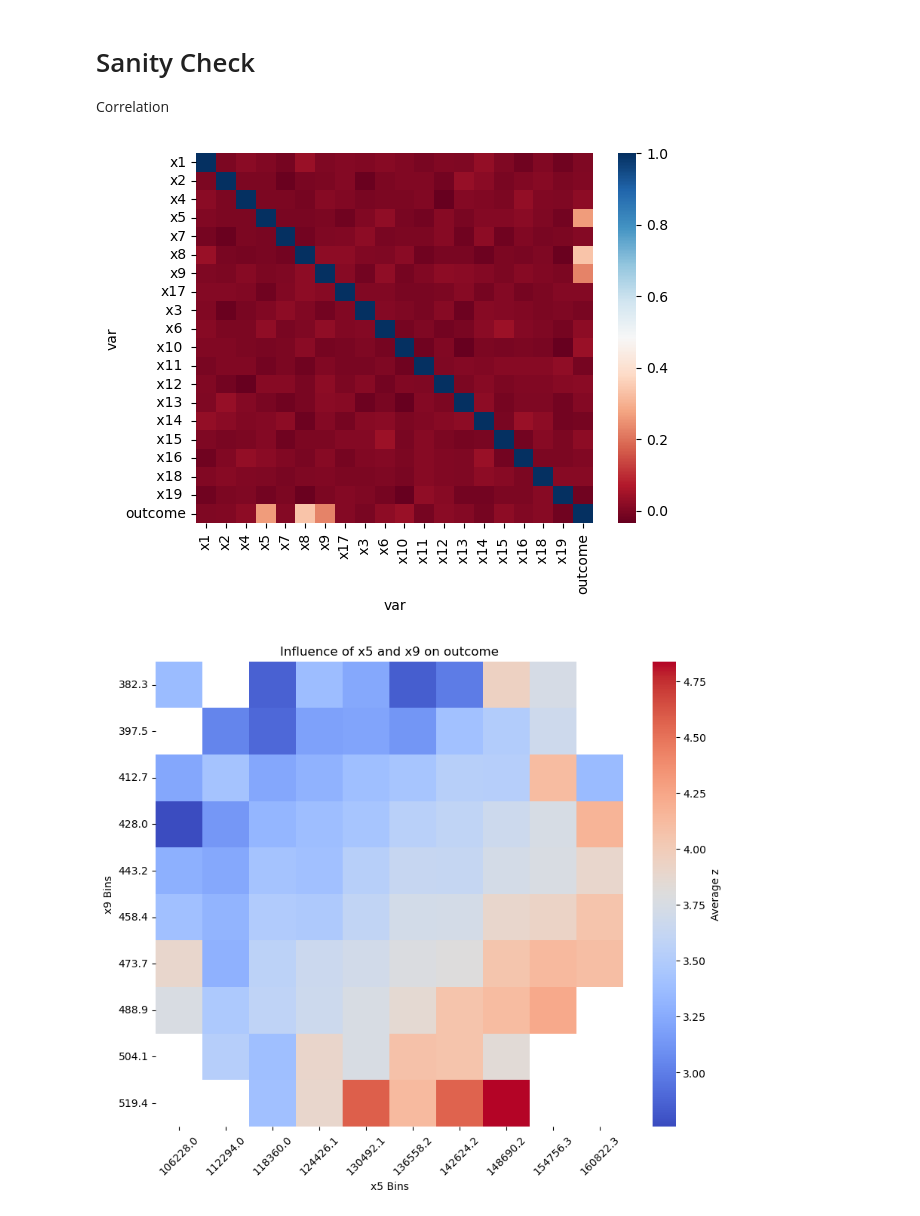
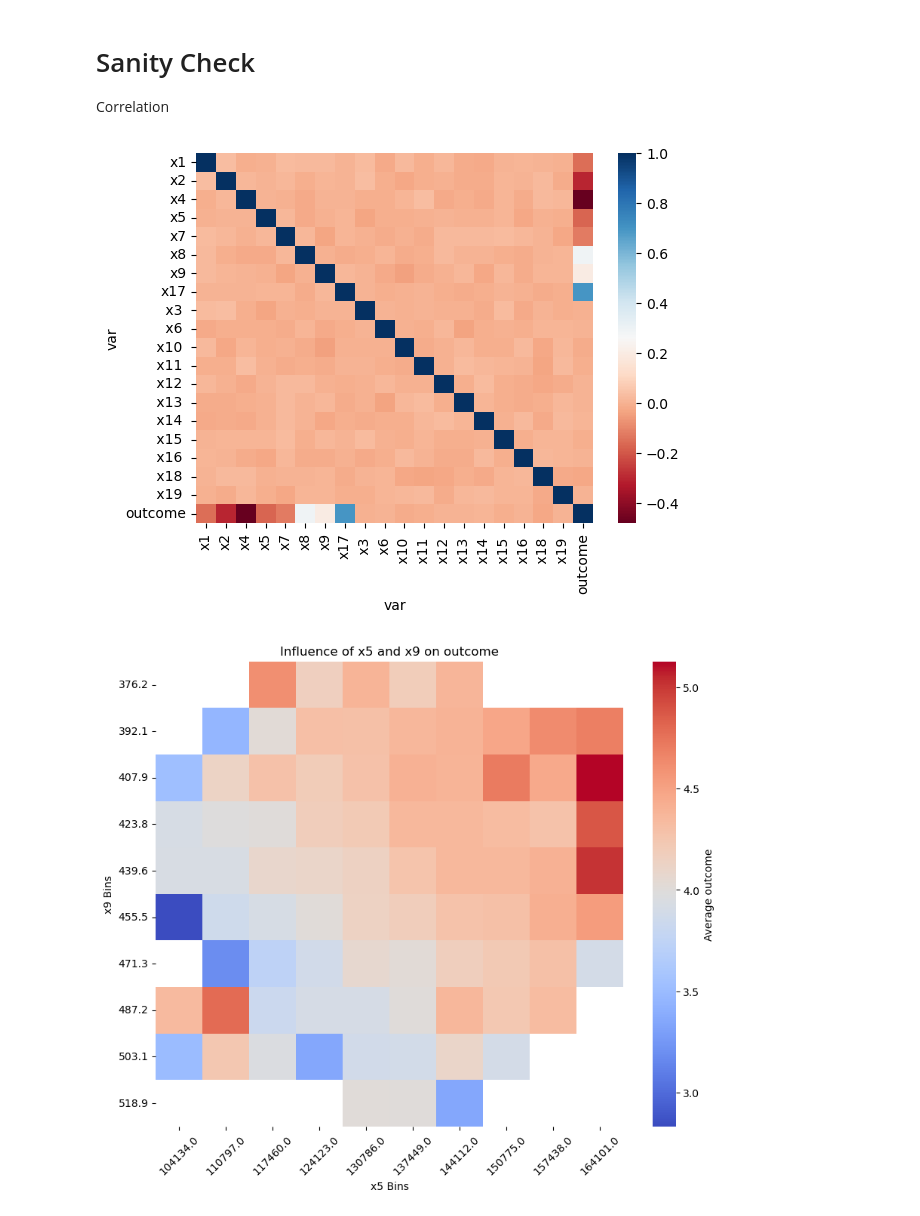
Before and after one commit to hritiksauw199/Nanomatter-Motionlab, a Jupyter notebook: data_generate_code.ipynb, the cells around one changed output. Saved outputs shown, nothing was run; the diff lists cells and outputs as text; code cells hidden in the pictures.

```diff
--- a/data_generate_code.ipynb
+++ b/data_generate_code.ipynb
@@ -72,8 +72,8 @@ opt_data['outcome'] = (-( 5 * np.pi * 10**4 * opt_data['x1'] + 770 * (opt_data['
 #    58 * drift_data['x5'] * drift_data['x4'] - 890 * drift_data['x17'] + 33.5 * drift_data['x7'] ) / (8 * 10**5))
 #+ (19 * drift_data['x5'] * drift_data['x9'] * drift_data['x8'] / (10**11))
 
-drift_data['outcome'] = (-( 5 * np.pi * 10**4 * opt_data['x1'] + 770 * (opt_data['x2'] ** 2) +
-    58 * opt_data['x5'] * opt_data['x4'] - 890 * opt_data['x17'] + 730.5 * opt_data['x7'] ) / (8 * 10**5)
+drift_data['outcome'] = (-( 5 * np.pi * 10**4 * drift_data['x1'] + 770 * (drift_data['x2'] ** 2) +
+    58 * drift_data['x5'] * drift_data['x4'] - 890 * drift_data['x17'] + 730.5 * drift_data['x7'] ) / (8 * 10**5)
     + (39 * drift_data['x5'] * drift_data['x9'] * drift_data['x8']) / (10**11) + 7)
 
 #function from first task sheet
@@ -82,9 +82,9 @@ drift_data['outcome'] = (-( 5 * np.pi * 10**4 * opt_data['x1'] + 770 * (opt_data
 #+ ((19 * exc_data['x5'] * exc_data['x9'] * exc_data['x8']) / (10**11))
 #+ ((0.8 * exc_data['x4'] * (exc_data['x5']**2) * exc_data['x17'] ) / (10**13))
 
-exc_data['outcome'] = (-( 5 * np.pi * 10**4 * opt_data['x1'] + 770 * (opt_data['x2'] ** 2) +
-    58 * opt_data['x5'] * opt_data['x4'] - 890 * opt_data['x17'] + 730.5 * opt_data['x7'] ) / (8 * 10**5)
-    + (39 * drift_data['x5'] * drift_data['x9'] * drift_data['x8']) / (10**11) + 7
+exc_data['outcome'] = (-( 5 * np.pi * 10**4 * exc_data['x1'] + 770 * (exc_data['x2'] ** 2) +
+    58 * exc_data['x5'] * exc_data['x4'] - 890 * exc_data['x17'] + 730.5 * exc_data['x7'] ) / (8 * 10**5)
+    + (39 * exc_data['x5'] * exc_data['x9'] * exc_data['x8']) / (10**11) + 7
     + ((0.8 * exc_data['x4'] * (exc_data['x5'])**2 * exc_data['x17'] ) / (10**13)))
 # %%
 opt_data.head()
@@ -169,31 +169,31 @@ sns.heatmap(corr,
             yticklabels=corr.columns.values)
 plt.show()
 # %% [output]
-[figure, old version]
+[figure, new version]
 # %%
 # Create a DataFrame
-data = drift_data
+data = drift_data.copy()
 
 # Define the number of bins for x and y
 n_bins = 10
 x_bins = np.linspace(data["x5"].min(), data["x5"].max(), n_bins + 1)
 y_bins = np.linspace(data["x9"].min(), data["x9"].max(), n_bins + 1)
 
 # Categorize x and y into bins
 data['x5_bin'] = pd.cut(data['x5'], bins=x_bins, labels=False, include_lowest=True)
 data['x9_bin'] = pd.cut(data['x9'], bins=y_bins, labels=False, include_lowest=True)
 
 # Compute the average outcome value for each bin pair
 heatmap_data = data.groupby(['x5_bin', 'x9_bin'])['outcome'].mean().unstack()
 
 # Plot the heatmap
 plt.figure(figsize=(10, 8))
 sns.heatmap(heatmap_data, annot=False, fmt=".2f", cmap="coolwarm", cbar_kws={'label': 'Average outcome'})
 plt.title("Influence of x5 and x9 on outcome")
 plt.xlabel("x5 Bins")
 plt.ylabel("x9 Bins")
 plt.xticks(ticks=np.arange(len(x_bins) - 1) + 0.5, labels=[f"{x_bins[i]:.1f}" for i in range(len(x_bins) - 1)], rotation=45)
 plt.yticks(ticks=np.arange(len(y_bins) - 1) + 0.5, labels=[f"{y_bins[i]:.1f}" for i in range(len(y_bins) - 1)], rotation=0)
 plt.show()
 # %% [output]
-[figure, old version]
+[figure, new version]
```
Also changed, not shown: parts of 8 cells of this notebook, 3 other files.
